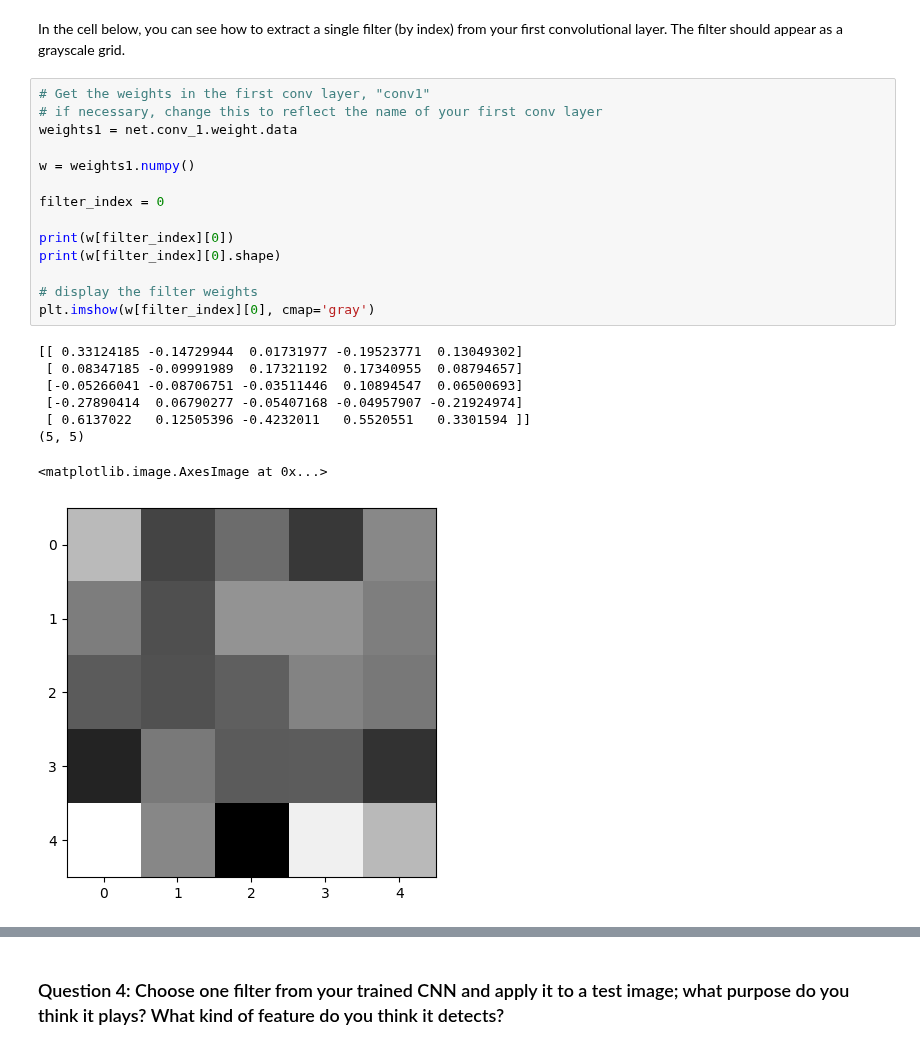
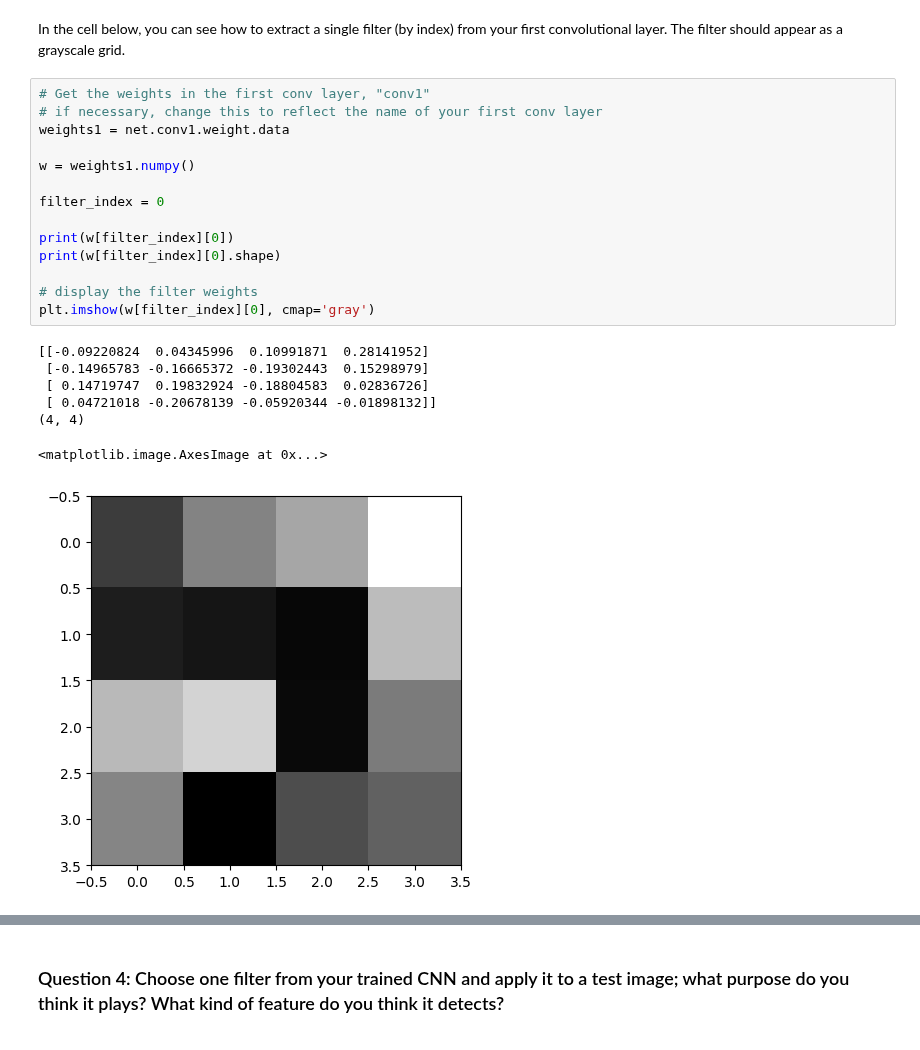
Before and after one commit to pradhapmoorthi/P1_Facial_Keypoints, a Jupyter notebook: 2. Define the Network Architecture.ipynb, the cells around one changed output, grey strips where cells are left out. Cells and saved outputs as stored; diff of their text form.

```diff
--- a/2. Define the Network Architecture.ipynb
+++ b/2. Define the Network Architecture.ipynb
@@ -640,26 +659,25 @@ In the cell below, you can see how to extract a single filter (by index) from yo
 # %%
 # Get the weights in the first conv layer, "conv1"
 # if necessary, change this to reflect the name of your first conv layer
-weights1 = net.conv_1.weight.data
+weights1 = net.conv1.weight.data
 
 w = weights1.numpy()
 
 filter_index = 0
 
 print(w[filter_index][0])
 print(w[filter_index][0].shape)
 
 # display the filter weights
 plt.imshow(w[filter_index][0], cmap='gray')
 # %% [output]
-[[ 0.33124185 -0.14729944  0.01731977 -0.19523771  0.13049302]
- [ 0.08347185 -0.09991989  0.17321192  0.17340955  0.08794657]
- [-0.05266041 -0.08706751 -0.03511446  0.10894547  0.06500693]
- [-0.27890414  0.06790277 -0.05407168 -0.04957907 -0.21924974]
- [ 0.6137022   0.12505396 -0.4232011   0.5520551   0.3301594 ]]
-(5, 5)
+[[-0.09220824  0.04345996  0.10991871  0.28141952]
+ [-0.14965783 -0.16665372 -0.19302443  0.15298979]
+ [ 0.14719747  0.19832924 -0.18804583  0.02836726]
+ [ 0.04721018 -0.20678139 -0.05920344 -0.01898132]]
+(4, 4)
 <matplotlib.image.AxesImage at 0x...>
-[figure, old version]
+[figure, new version]
 # %% [markdown]
 ## Feature maps
 
```
Also changed, not shown: parts of 17 cells of this notebook.
